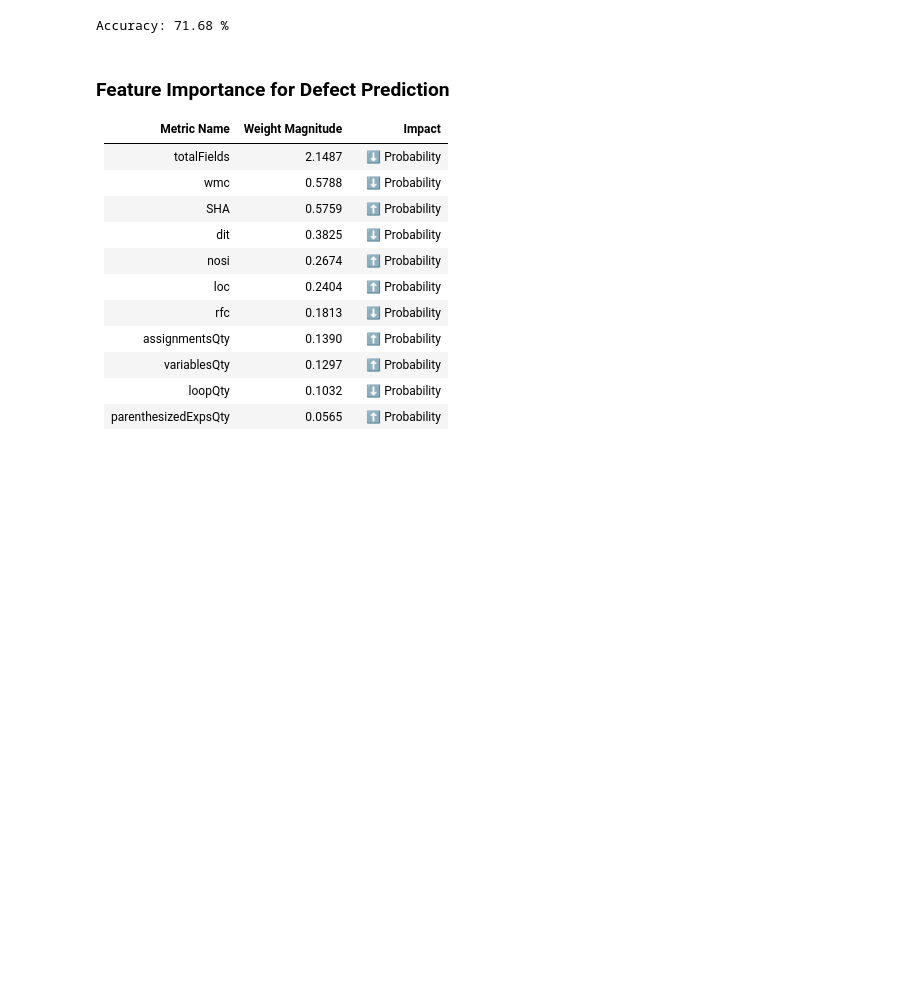
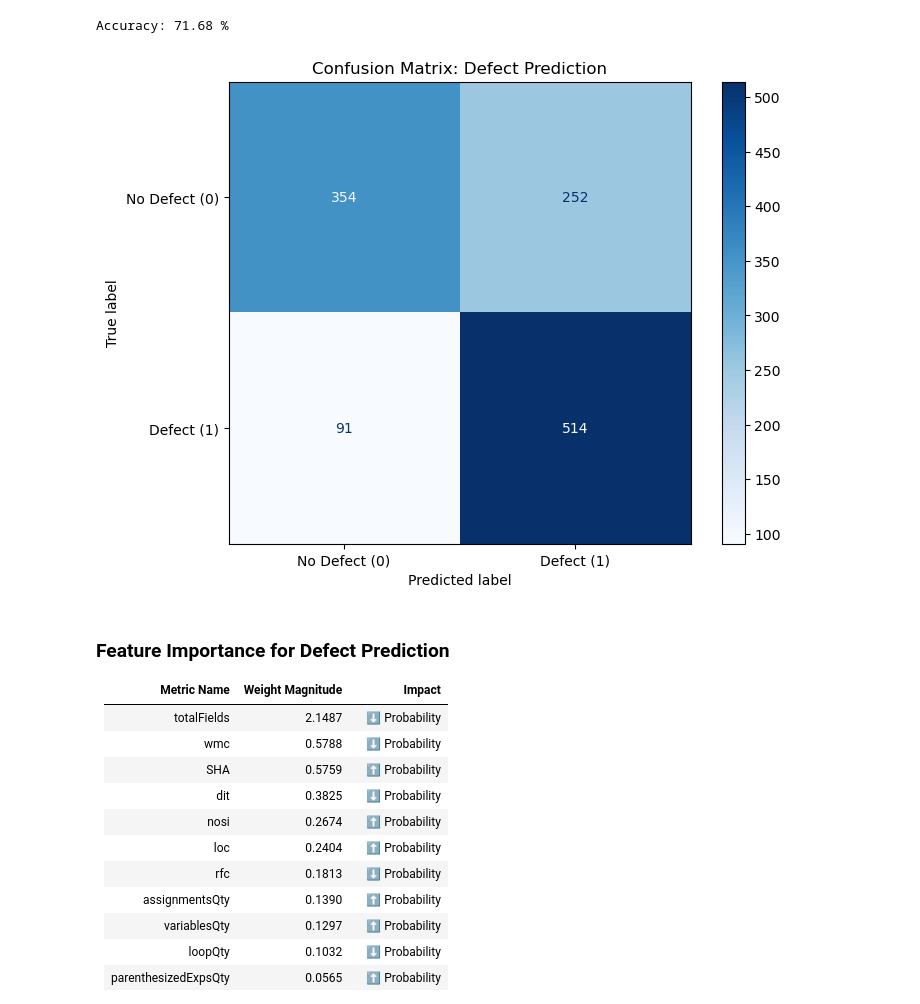
Before and after one commit to agoodyer/software-defect-prediction, a Jupyter notebook: logistic_regression_test.ipynb, the cells around one changed output. Cells and saved outputs as stored; diff of their text form; code cells hidden in the pictures; blank space fills up the shorter version.

Commit message:
confusion matrices added

```diff
--- a/logistic_regression_test.ipynb
+++ b/logistic_regression_test.ipynb
@@ -311,12 +312,25 @@ def calculate_accuracy(X_test,y_test,theta,theta_zero):
 
 
 
-    return accuracy
+    return accuracy,predictions
 # %%
-accuracy = calculate_accuracy(X_test,y_test,theta,theta_zero)
+accuracy,predictions = calculate_accuracy(X_test,y_test,theta,theta_zero)
 print("Accuracy:", round(accuracy*100,2),"%")
 # %% [output]
 Accuracy: 71.68 %
+# %%
+cm = sklearn.metrics.confusion_matrix(y_test, predictions, labels=[0, 1])
+
+# 3. Plot the Matrix
+disp = sklearn.metrics.ConfusionMatrixDisplay(confusion_matrix=cm, display_labels=['No Defect (0)', 'Defect (1)'])
+
+# Plot with a custom size and colormap
+fig, ax = plt.subplots(figsize=(8, 6))
+disp.plot(cmap='Blues', ax=ax)
+plt.title('Confusion Matrix: Defect Prediction')
+plt.show()
+# %% [output]
+[figure, added]
 # %%
 from IPython.display import display, Markdown
 
```
Also changed, not shown: parts of 5 cells of this notebook.
